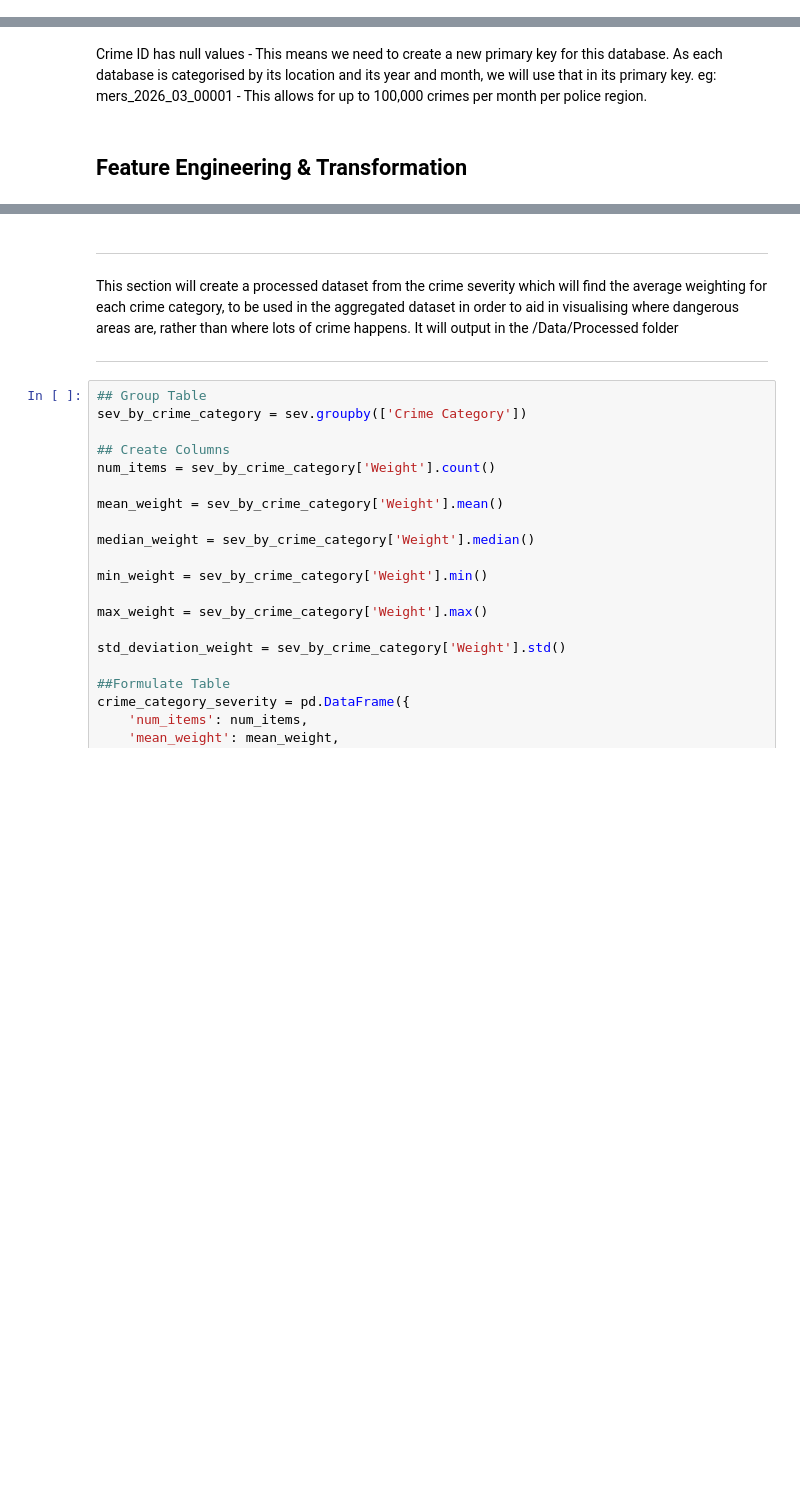
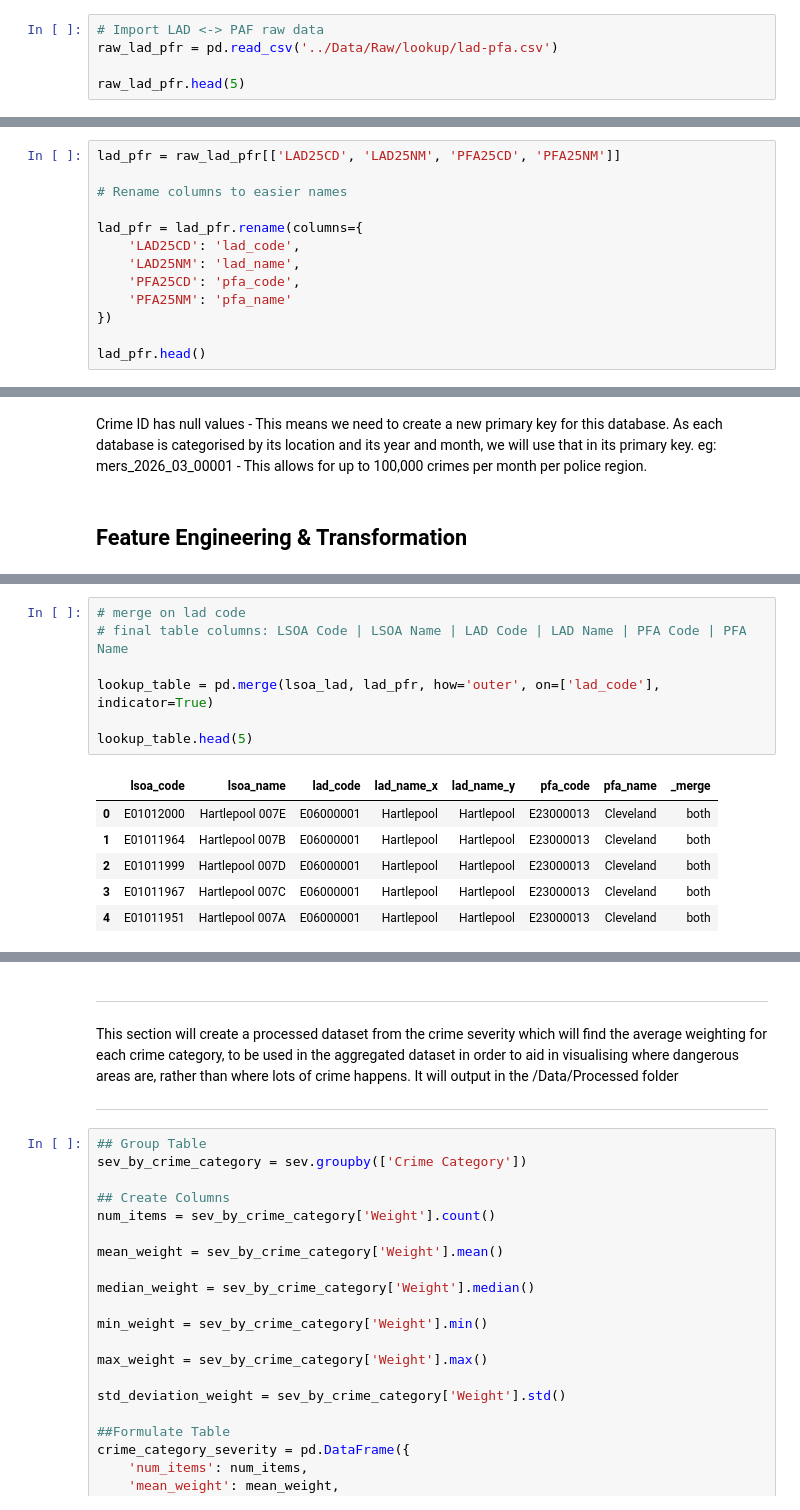
Before and after one commit to SamWilcock2468/Crime-Data-Analysis, a Jupyter notebook: Scripts/CrimeAnalysisPipeline.ipynb, the cells around one changed output, grey strips where cells are left out. Cells and saved outputs as stored; diff of their text form; blank space fills up the shorter version.

```diff
--- a/Scripts/CrimeAnalysisPipeline.ipynb
+++ b/Scripts/CrimeAnalysisPipeline.ipynb
@@ -11,0 +19,5 @@ from pathlib import Path
+# %%
+# Import LAD <-> PAF raw data
+raw_lad_pfr = pd.read_csv('../Data/Raw/lookup/lad-pfa.csv')
+
+raw_lad_pfr.head(5)
@@ -48,0 +155,13 @@ mssd.head()
+# %%
+lad_pfr = raw_lad_pfr[['LAD25CD', 'LAD25NM', 'PFA25CD', 'PFA25NM']]
+
+# Rename columns to easier names
+
+lad_pfr = lad_pfr.rename(columns={
+    'LAD25CD': 'lad_code',
+    'LAD25NM': 'lad_name',
+    'PFA25CD': 'pfa_code',
+    'PFA25NM': 'pfa_name'
+})
+
+lad_pfr.head()
@@ -240,0 +558,14 @@ eg: mers_2026_03_00001 - This allows for up to 100,000 crimes per month per poli
+# %%
+# merge on lad code
+# final table columns: LSOA Code | LSOA Name | LAD Code | LAD Name | PFA Code | PFA Name
+
+lookup_table = pd.merge(lsoa_lad, lad_pfr, how='outer', on=['lad_code'], indicator=True)
+
+lookup_table.head(5)
+# %% [output]
+|  | lsoa_code | lsoa_name | lad_code | lad_name_x | lad_name_y | pfa_code | pfa_name | _merge |
+| 0 | E01012000 | Hartlepool 007E | E06000001 | Hartlepool | Hartlepool | E23000013 | Cleveland | both |
+| 1 | E01011964 | Hartlepool 007B | E06000001 | Hartlepool | Hartlepool | E23000013 | Cleveland | both |
+| 2 | E01011999 | Hartlepool 007D | E06000001 | Hartlepool | Hartlepool | E23000013 | Cleveland | both |
+| 3 | E01011967 | Hartlepool 007C | E06000001 | Hartlepool | Hartlepool | E23000013 | Cleveland | both |
+| 4 | E01011951 | Hartlepool 007A | E06000001 | Hartlepool | Hartlepool | E23000013 | Cleveland | both |
```
Also changed, not shown: parts of 63 cells of this notebook.
